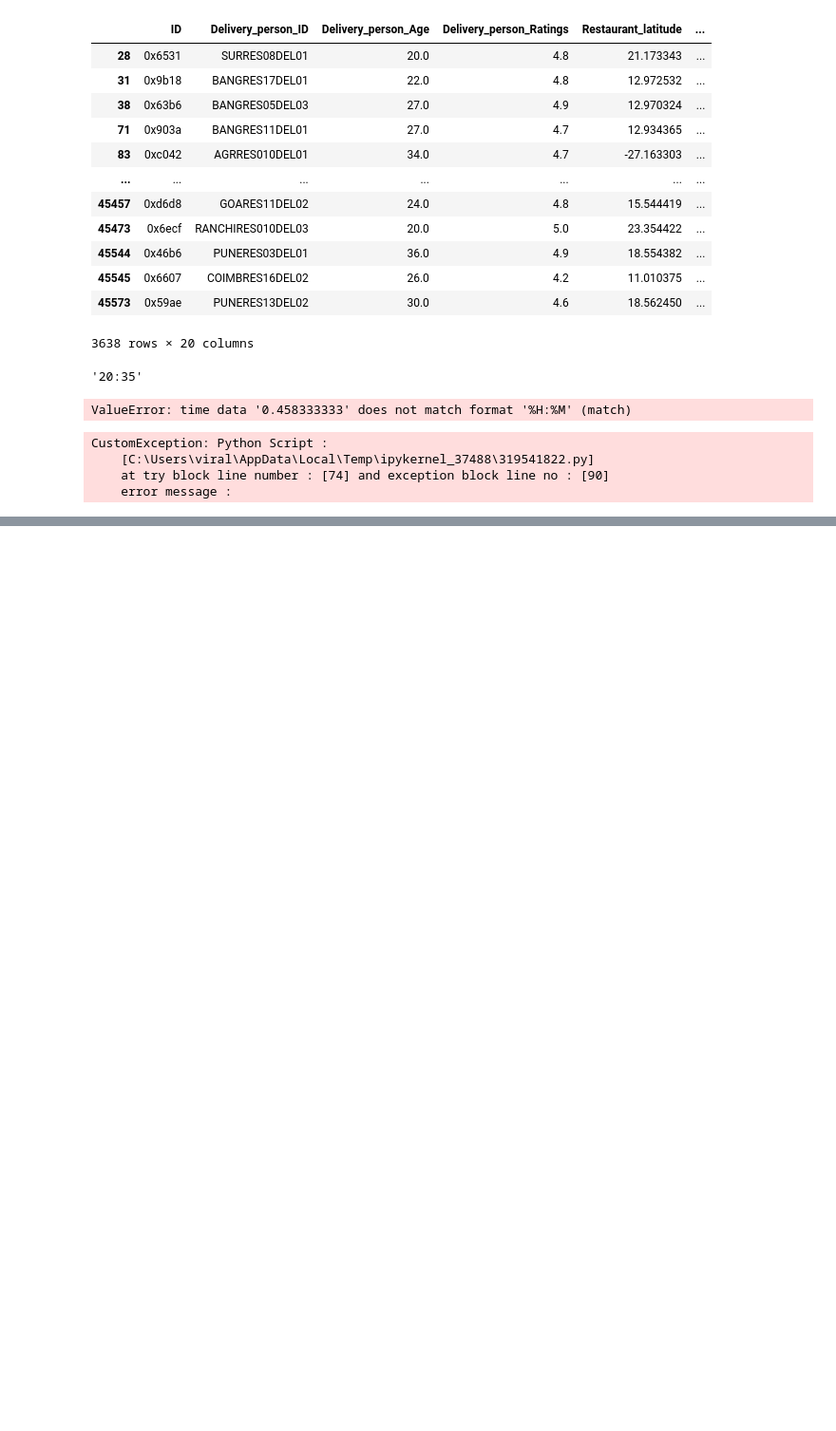
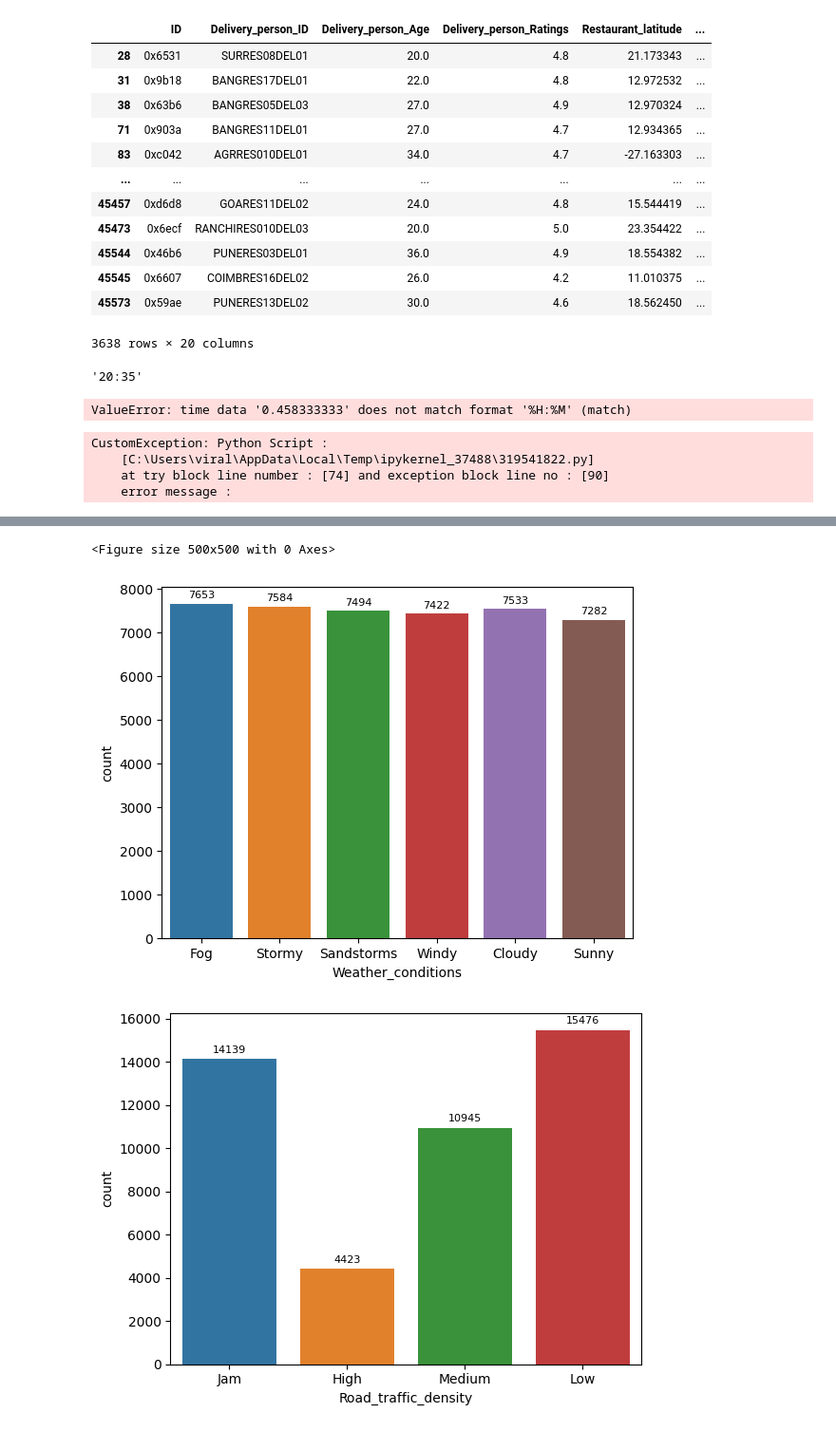
Before and after one commit to Viral3899/Food_Delivery_Time_Prediction, a Jupyter notebook: notebook/EDA.ipynb, the cells around one changed output, grey strips where cells are left out. Shown at 95% size. Cells and saved outputs as stored; diff of their text form; code cells hidden in the pictures; blank space fills up the shorter version.

```diff
--- a/notebook/EDA.ipynb
+++ b/notebook/EDA.ipynb
@@ -440,0 +485,17 @@ CustomException: Python Script :
+# %%
+plt.figure(figsize=(5,5))
+x=1
+for i in ['Weather_conditions', 'Road_traffic_density',
+       'Type_of_order', 'Type_of_vehicle', 'Festival', 'City']:
+
+   fig, ax = plt.subplots()
+   bars = sns.countplot(data=df,x=i)
+
+   # Add labels to each bar
+   ax.bar_label(ax.containers[0], fmt='%d', fontsize=8, padding=3)
+   print('\n')
+   plt.show()
+# %% [output]
+<Figure size 500x500 with 0 Axes>
+[figure, added]
+[figure, added]
```
Also changed, not shown: parts of 5 cells of this notebook, 7 other files.
